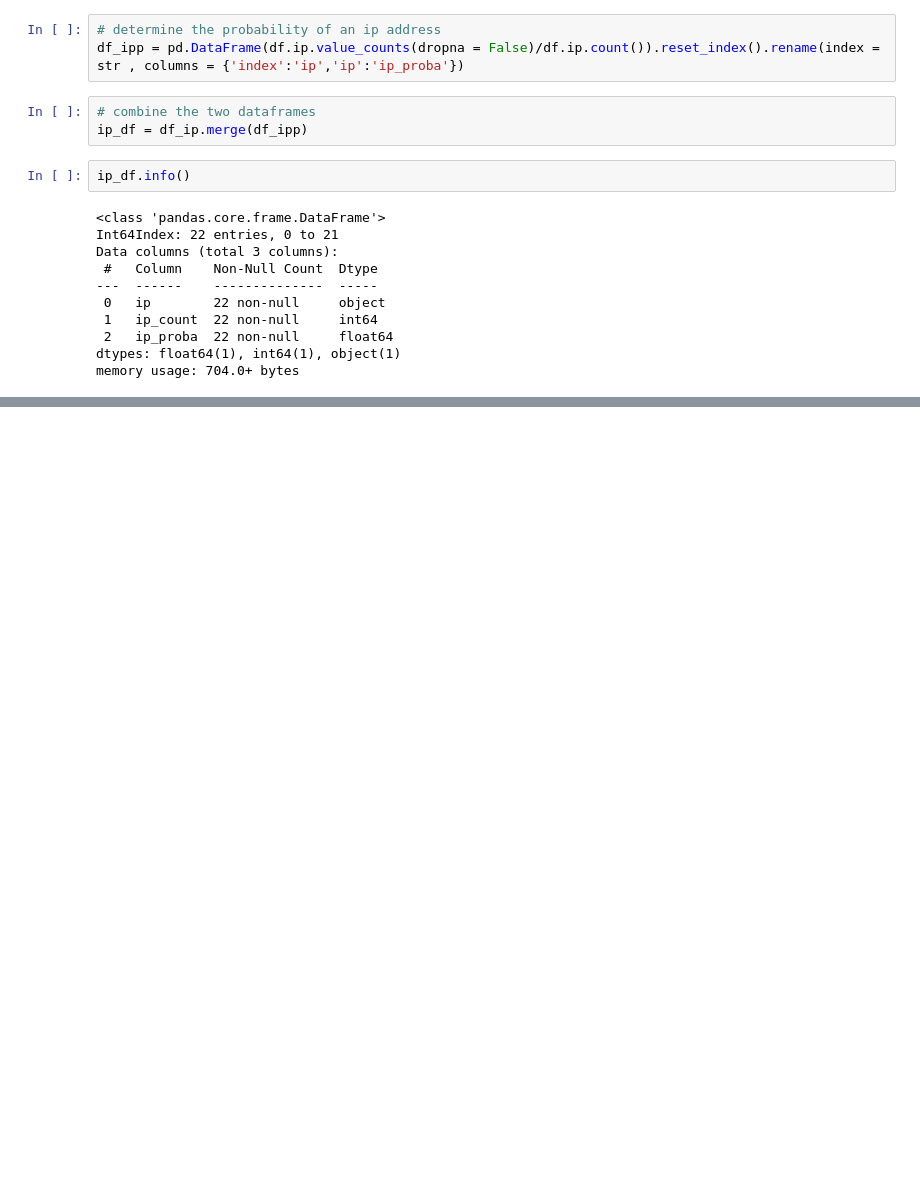
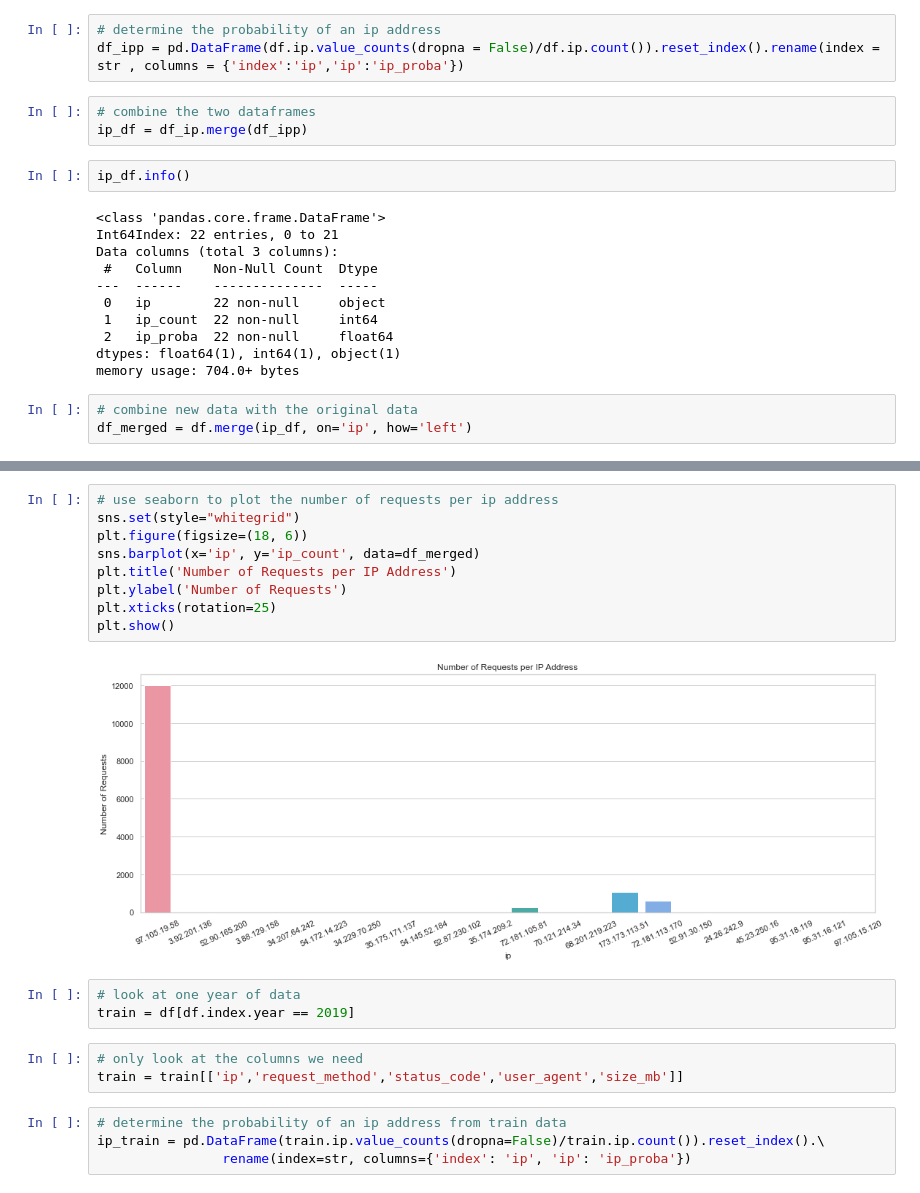
Before and after one commit to craigcalzado/anomaly-detection-exercises-, a Jupyter notebook: discrete_anomaly_detection.ipynb, the cells around one changed output, grey strips where cells are left out. Drawn from its saved outputs; the diff is of its cells as text; blank space fills up the shorter version.

```diff
--- a/discrete_anomaly_detection.ipynb
+++ b/discrete_anomaly_detection.ipynb
@@ -143,3 +153,6 @@ Data columns (total 3 columns):
  2   ip_proba  22 non-null     float64
 dtypes: float64(1), int64(1), object(1)
 memory usage: 704.0+ bytes
+# %%
+# combine new data with the original data
+df_merged = df.merge(ip_df, on='ip', how='left')
@@ -145,0 +181,21 @@ memory usage: 704.0+ bytes
+# %%
+# use seaborn to plot the number of requests per ip address
+sns.set(style="whitegrid")
+plt.figure(figsize=(18, 6))
+sns.barplot(x='ip', y='ip_count', data=df_merged)
+plt.title('Number of Requests per IP Address')
+plt.ylabel('Number of Requests')
+plt.xticks(rotation=25)
+plt.show()
+# %% [output]
+[figure, added]
+# %%
+# look at one year of data
+train = df[df.index.year == 2019]
+# %%
+# only look at the columns we need
+train = train[['ip','request_method','status_code','user_agent','size_mb']]
+# %%
+# determine the probability of an ip address from train data
+ip_train = pd.DataFrame(train.ip.value_counts(dropna=False)/train.ip.count()).reset_index().\
+                rename(index=str, columns={'index': 'ip', 'ip': 'ip_proba'})
```
Also changed, not shown: parts of 8 cells of this notebook.
